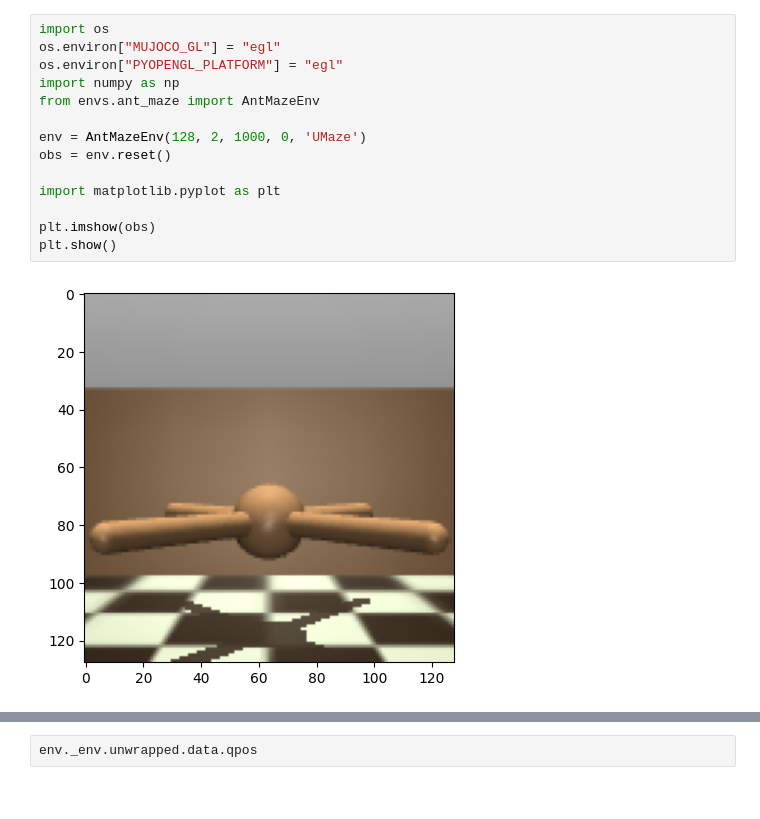
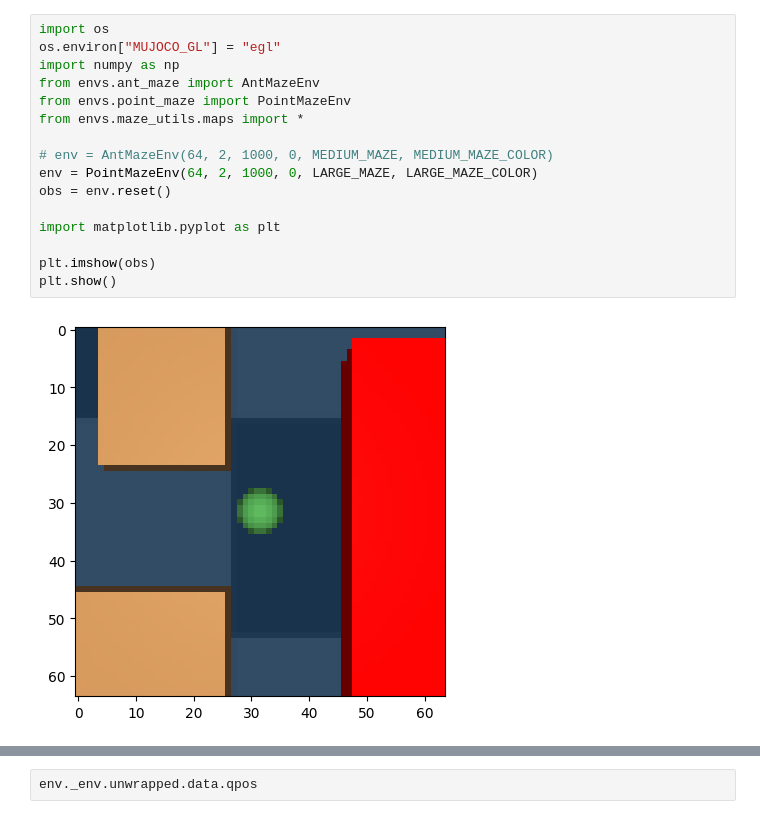
Before and after one commit to nRknpy/WorldModel2024-IntrinsicMotivation, a Jupyter notebook: src/debug.ipynb, the cells around one changed output, grey strips where cells are left out. Saved outputs shown, nothing was run; the diff lists cells and outputs as text.

Commit message:
add point/ant maze exp

```diff
--- a/src/debug.ipynb
+++ b/src/debug.ipynb
@@ -1,16 +1,18 @@
 # %%
 import os
 os.environ["MUJOCO_GL"] = "egl"
-os.environ["PYOPENGL_PLATFORM"] = "egl"
 import numpy as np
 from envs.ant_maze import AntMazeEnv
+from envs.point_maze import PointMazeEnv
+from envs.maze_utils.maps import *
 
-env = AntMazeEnv(128, 2, 1000, 0, 'UMaze')
+# env = AntMazeEnv(64, 2, 1000, 0, MEDIUM_MAZE, MEDIUM_MAZE_COLOR)
+env = PointMazeEnv(64, 2, 1000, 0, LARGE_MAZE, LARGE_MAZE_COLOR)
 obs = env.reset()
 
 import matplotlib.pyplot as plt
 
 plt.imshow(obs)
 plt.show()
 # %% [output]
-[figure, old version]
+[figure, new version]
```
Also changed, not shown: parts of 5 cells of this notebook, 13 other files.
